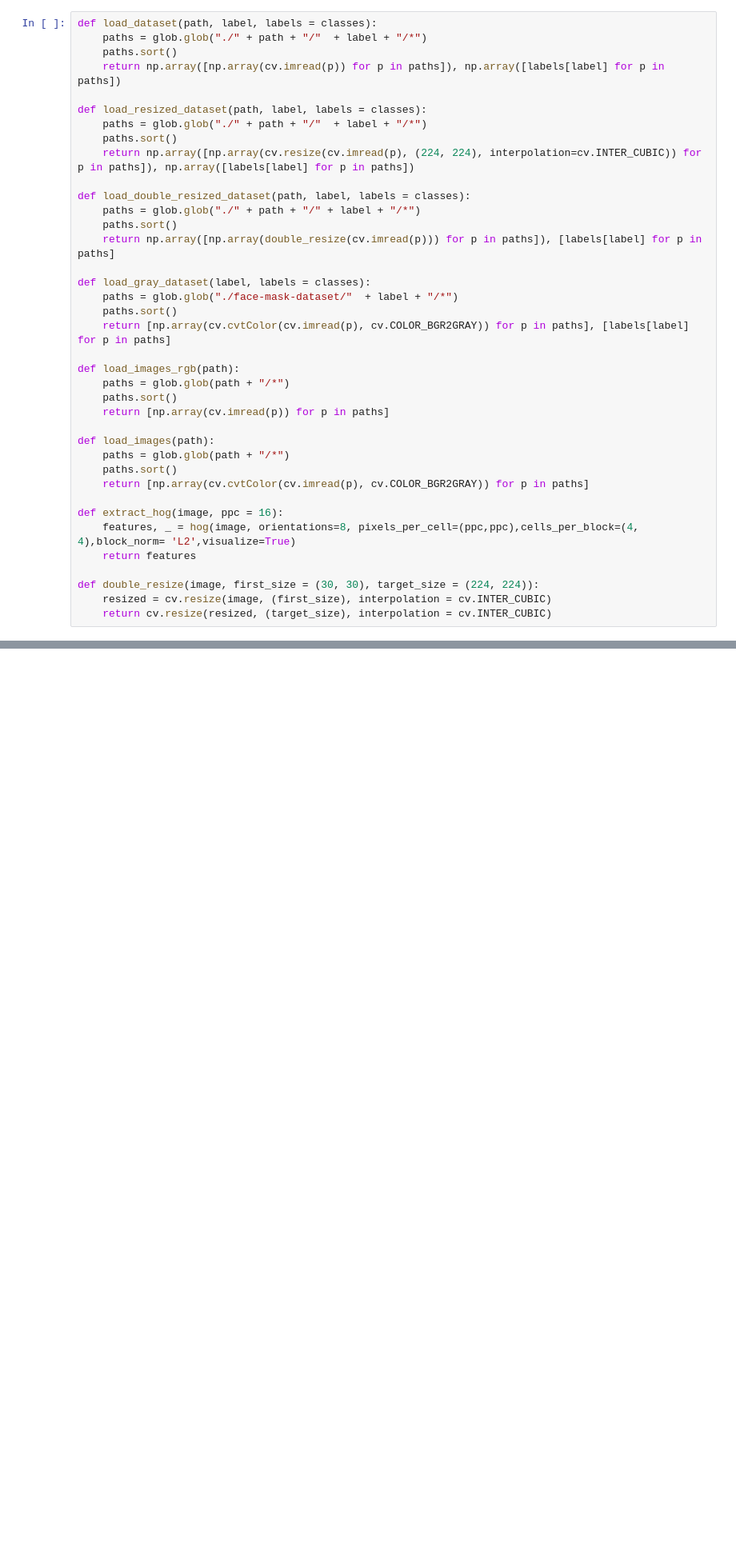
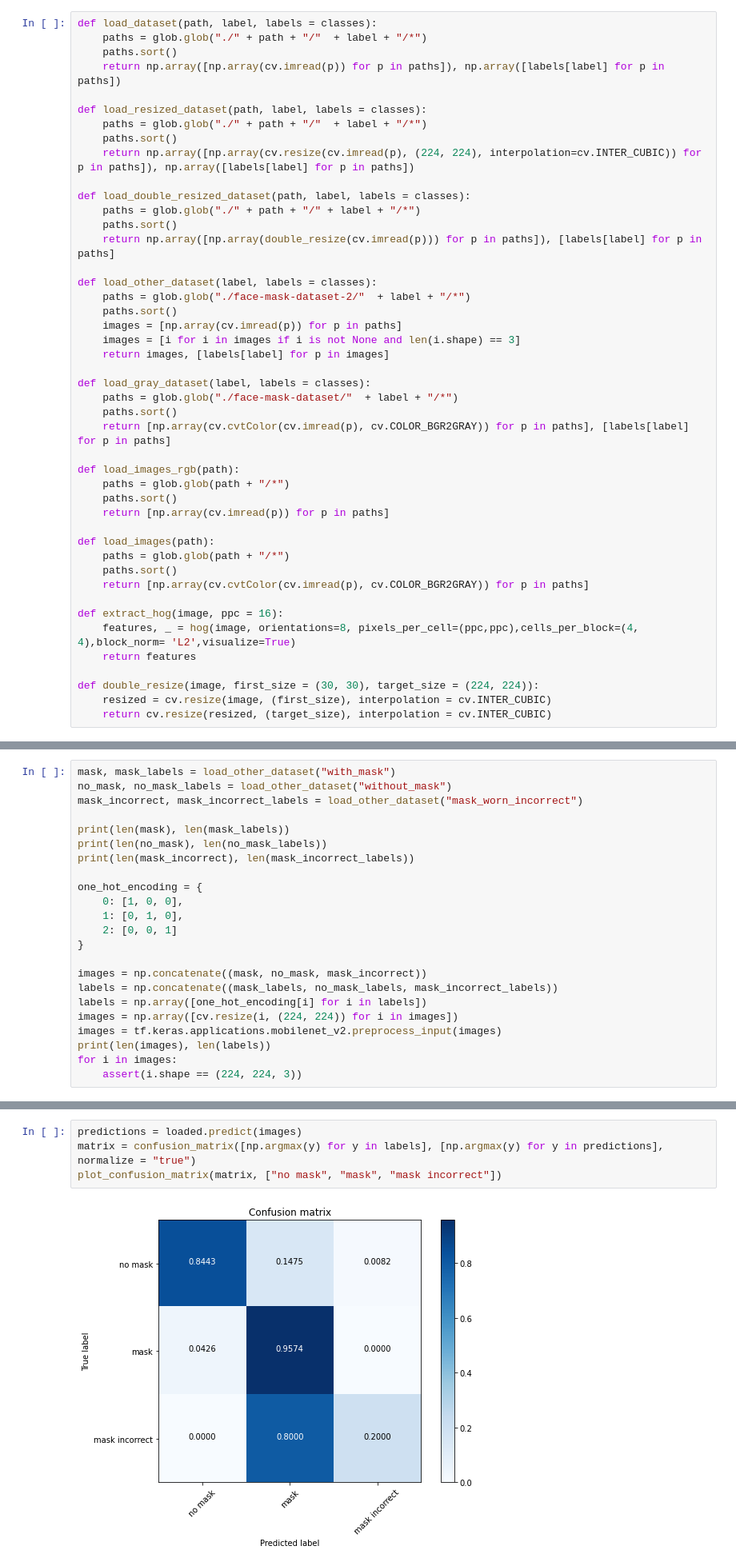
Before and after one commit to martaSpadoni/sacr-var, a Jupyter notebook: sacr-mask-detection/mask-classifier.ipynb, the cells around one changed output, grey strips where cells are left out. Shown at 80% size. Drawn from its saved outputs; the diff is of its cells as text; blank space fills up the shorter version.

Commit message:
chore: Add confusion matrix

```diff
--- a/sacr-mask-detection/mask-classifier.ipynb
+++ b/sacr-mask-detection/mask-classifier.ipynb
@@ -31,6 +31,13 @@ def load_double_resized_dataset(path, label, labels = classes):
     paths = glob.glob("./" + path + "/" + label + "/*")
     paths.sort()
     return np.array([np.array(double_resize(cv.imread(p))) for p in paths]), [labels[label] for p in paths]
+
+def load_other_dataset(label, labels = classes):
+    paths = glob.glob("./face-mask-dataset-2/"  + label + "/*")
+    paths.sort()
+    images = [np.array(cv.imread(p)) for p in paths]
+    images = [i for i in images if i is not None and len(i.shape) == 3]
+    return images, [labels[label] for p in images]
 
 def load_gray_dataset(label, labels = classes):
     paths = glob.glob("./face-mask-dataset/"  + label + "/*")
@@ -453,3 +460,26 @@ matrix = confusion_matrix([1 for _ in faces], [np.argmax(y) for y in predictions
 plot_confusion_matrix(matrix, ["no mask", "mask", "mask incorrect"])
 # %% [output]
 [figure]
+# %%
+mask, mask_labels = load_other_dataset("with_mask")
+no_mask, no_mask_labels = load_other_dataset("without_mask")
+mask_incorrect, mask_incorrect_labels = load_other_dataset("mask_worn_incorrect")
+
+print(len(mask), len(mask_labels))
+print(len(no_mask), len(no_mask_labels))
+print(len(mask_incorrect), len(mask_incorrect_labels))
+
+one_hot_encoding = {
+    0: [1, 0, 0],
+    1: [0, 1, 0],
+    2: [0, 0, 1]
+}
+
+images = np.concatenate((mask, no_mask, mask_incorrect))
+labels = np.concatenate((mask_labels, no_mask_labels, mask_incorrect_labels))
+labels = np.array([one_hot_encoding[i] for i in labels])
+images = np.array([cv.resize(i, (224, 224)) for i in images])
+images = tf.keras.applications.mobilenet_v2.preprocess_input(images)
+print(len(images), len(labels))
+for i in images:
+    assert(i.shape == (224, 224, 3))
@@ -455,0 +491,6 @@ plot_confusion_matrix(matrix, ["no mask", "mask", "mask incorrect"])
+# %%
+predictions = loaded.predict(images)
+matrix = confusion_matrix([np.argmax(y) for y in labels], [np.argmax(y) for y in predictions], normalize = "true")
+plot_confusion_matrix(matrix, ["no mask", "mask", "mask incorrect"])
+# %% [output]
+[figure, added]
```
Also changed, not shown: parts of 3 cells of this notebook.
